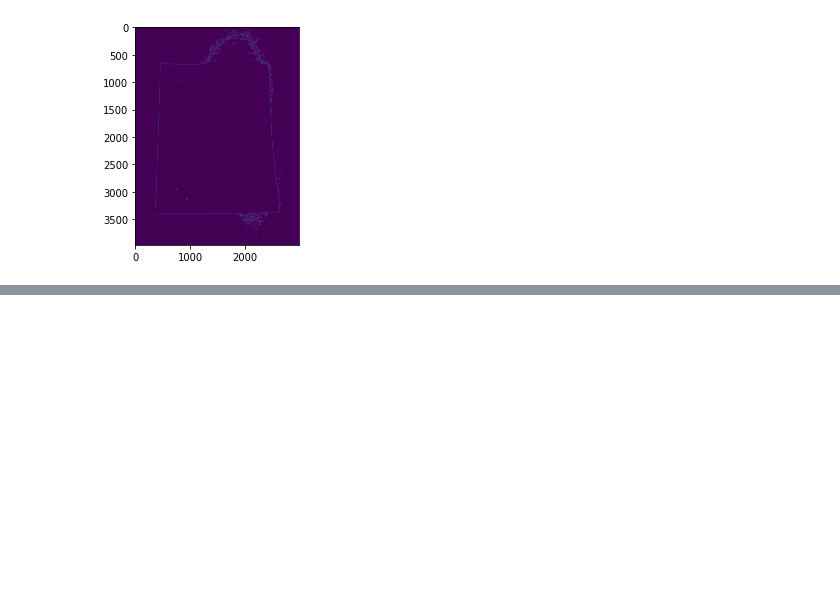
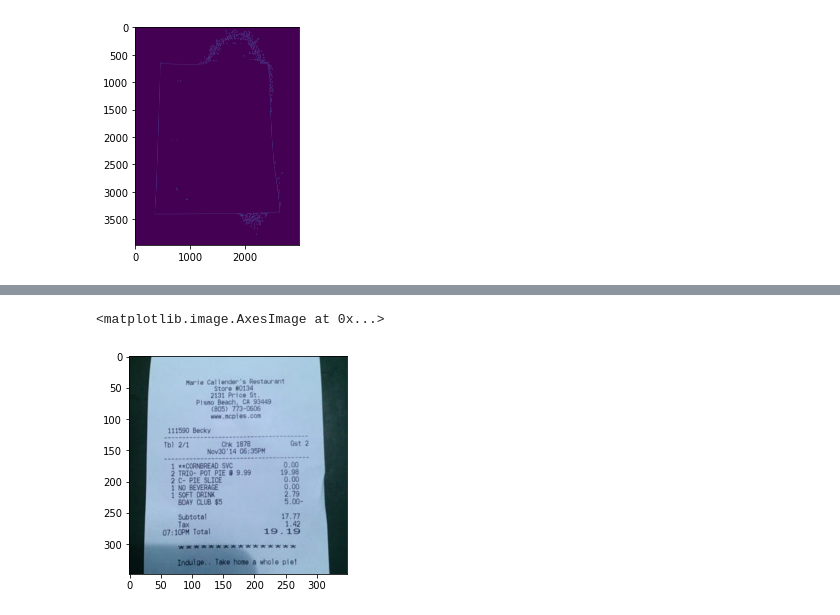
Before and after one commit to JonathanGriffiths94/Opteeq_Task_B, a Jupyter notebook: Notebooks/Task_B_Image_Processing.ipynb, the cells around one changed output, grey strips where cells are left out. Cells and saved outputs as stored; diff of their text form; code cells hidden in the pictures; blank space fills up the shorter version.

```diff
--- a/Notebooks/Task_B_Image_Processing.ipynb
+++ b/Notebooks/Task_B_Image_Processing.ipynb
@@ -264,6 +184,0 @@ plt.imshow(mask)
-# %%
-cnts = cv2.findContours(mask, cv2.RETR_TREE, cv2.CHAIN_APPROX_SIMPLE)
-cnts = cnts[0] if len(cnts) == 2 else cnts[1]
-
-for c in cnts:
-    cv2.drawContours(mask,[c], 0, (0,255,0), 3)
@@ -275,8 +185 @@ plt.imshow(mask)
-# %%
-kernel = cv2.getStructuringElement(cv2.MORPH_ELLIPSE,(9,9))
-dilated = cv2.dilate(mask, kernel)
-cnts, _ = cv2.findContours(dilated.copy(), cv2.RETR_EXTERNAL, cv2.CHAIN_APPROX_SIMPLE)
-# %%
-for c in cnts:
-    cv2.drawContours(mask,[c], 0, (0,255,0), 3)
 # %% [markdown]
@@ -395,0 +263,6 @@ Using matplotlib backend: MacOSX
+# %%
+rotated_img = rotate_image(img)
+plt.imshow(rotated_img)
+# %% [output]
+<matplotlib.image.AxesImage at 0x...>
+[figure, added]
```
Also changed, not shown: parts of 15 cells of this notebook, 9 other files.
